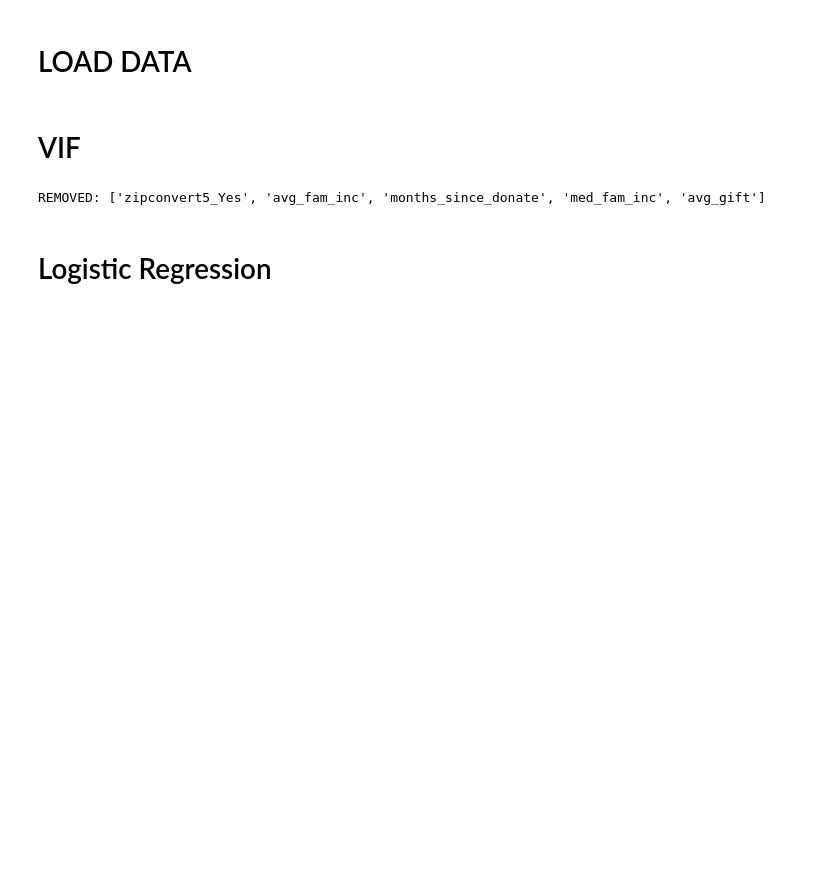
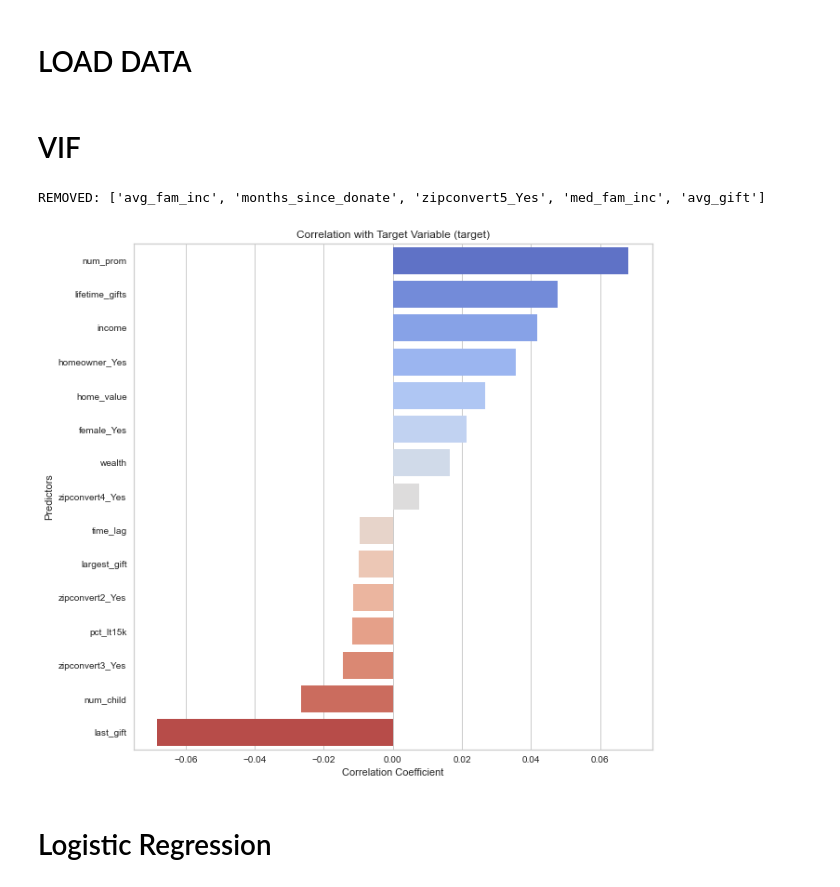
Before and after one commit to danschumac1/Fundraising, a Jupyter notebook: simple_by_hand.ipynb, the cells around one changed output. Cells and saved outputs as stored; diff of their text form; code cells hidden in the pictures; blank space fills up the shorter version.

```diff
--- a/simple_by_hand.ipynb
+++ b/simple_by_hand.ipynb
@@ -40,15 +81,16 @@ dev = df[df['type'] == 'dev'].drop('type',axis =1)
 test = df[df['type'] == 'test'].drop('type',axis =1)
 # %% [markdown]
 # VIF
-# %%
-dummies = pd.get_dummies(train, drop_first=True)
-
-kept, removed = remove_high_vif_features(X=dummies.drop('target_No Donor', axis=1), y=dummies['target_No Donor'], vif_threshold=10)
-print('REMOVED:', removed)
-
-
-train = dummies.drop(columns=removed)
-dev = pd.get_dummies(dev, drop_first=True).drop(columns=removed)
-test = pd.get_dummies(test, drop_first=True).drop(columns=removed)
-# %% [output]
-REMOVED: ['zipconvert5_Yes', 'avg_fam_inc', 'months_since_donate', 'med_fam_inc', 'avg_gift']
+# %%
+dummies = pd.get_dummies(df, drop_first=True)
+
+kept, removed = remove_high_vif_features(X=dummies.drop('target_No Donor', axis=1), y=dummies['target_No Donor'], vif_threshold=10)
+print('REMOVED:', removed)
+# %% [output]
+REMOVED: ['avg_fam_inc', 'months_since_donate', 'zipconvert5_Yes', 'med_fam_inc', 'avg_gift']
+# %%
+kept['target'] = (df['target'] == 'Donor').astype(int)
+# %%
+train = kept[kept['type_train'] ==1]
+dev = kept[(kept['type_test'] == 0) & (kept['type_train'] == 0)]
+test = kept[kept['type_test'] ==1]
@@ -55,2 +102,21 @@ REMOVED: ['zipconvert5_Yes', 'avg_fam_inc', 'months_since_donate', 'med_fam_inc'
+# %%
+def cor_bars(df):
+    corr = df.corr()
+    # Isolating the column that represents the correlation with the target variable
+    target_corr = corr['target'].sort_values(ascending=False)
+
+    # Removing the target variable from itself to avoid a perfect correlation display
+    target_corr = target_corr.drop(labels=['target'])
+
+    # Plotting the correlations for visual representation
+    plt.figure(figsize=(10, 10))
+    sns.barplot(x=target_corr.values, y=target_corr.index, palette='coolwarm')
+    plt.title('Correlation with Target Variable (target)')
+    plt.xlabel('Correlation Coefficient')
+    plt.ylabel('Predictors')
+    plt.show()
+cor_bars(train)
+# %% [output]
+[figure, added]
 # %% [markdown]
 # Logistic Regression
```
Also changed, not shown: parts of 29 cells of this notebook, 24 other files.
